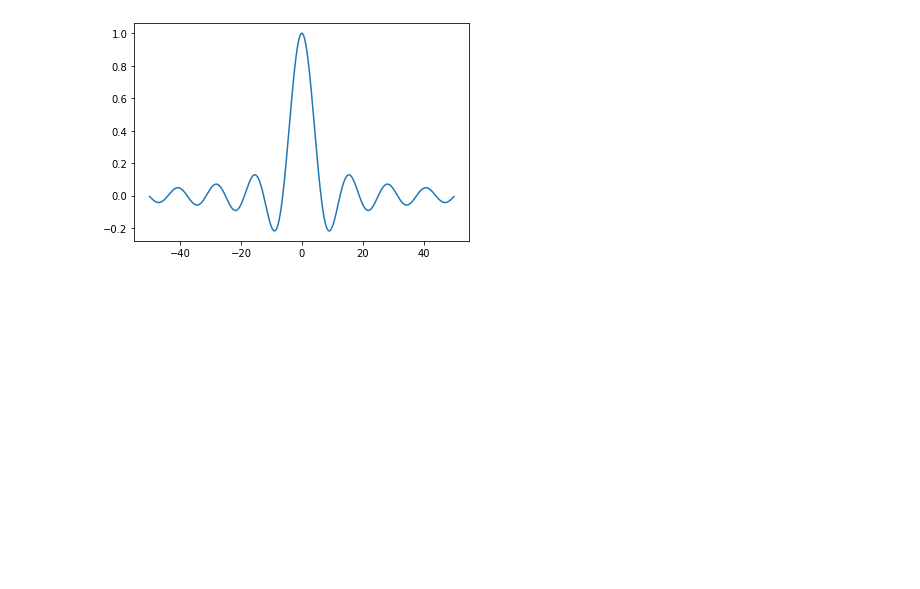
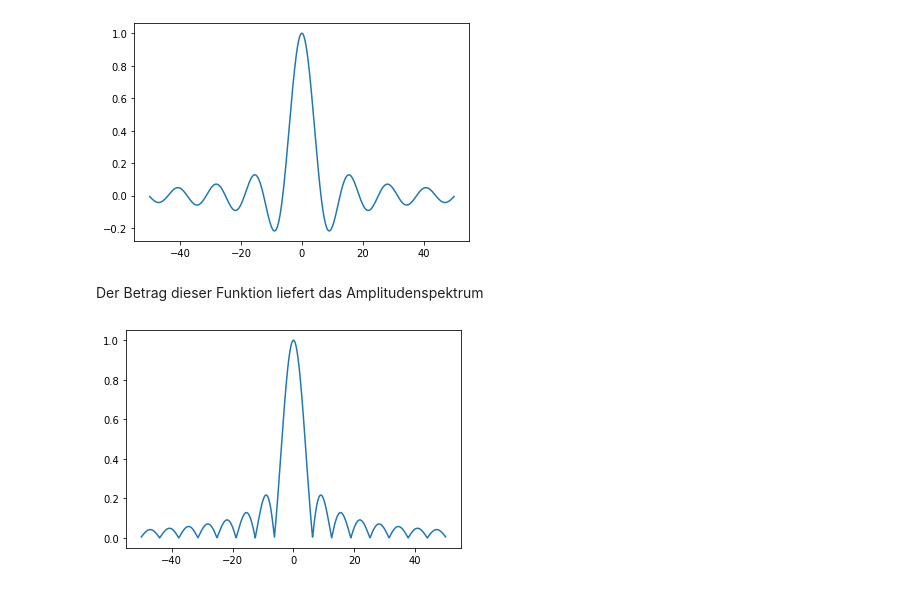
Before and after one commit to klaus-liebler/fourier-python, a Jupyter notebook: rect-sinc.ipynb, the cells around one changed output. Cells and saved outputs as stored; diff of their text form; code cells hidden in the pictures; blank space fills up the shorter version.

```diff
--- a/rect.ipynb
+++ b/rect-sinc.ipynb
@@ -38,8 +38,16 @@ def ft_of_rect(omega):
     else:
         return 2*a
 omegas = np.linspace(-50, 50, 1000)
-amplitudes =  [ft_of_rect(omega) for omega in omegas]
-plt.plot(omegas, amplitudes)
+fouriertransformed =  [ft_of_rect(omega) for omega in omegas]
+plt.plot(omegas, fouriertransformed)
 plt.show()
 # %% [output]
 [figure]
+# %% [markdown]
+Der Betrag dieser Funktion liefert das Amplitudenspektrum
+# %%
+amplitudes =  [abs(x) for x in fouriertransformed]
+plt.plot(omegas, amplitudes)
+plt.show()
+# %% [output]
+[figure, added]
```
Also changed, not shown: parts of 1 cell of this notebook, 10 other files.
